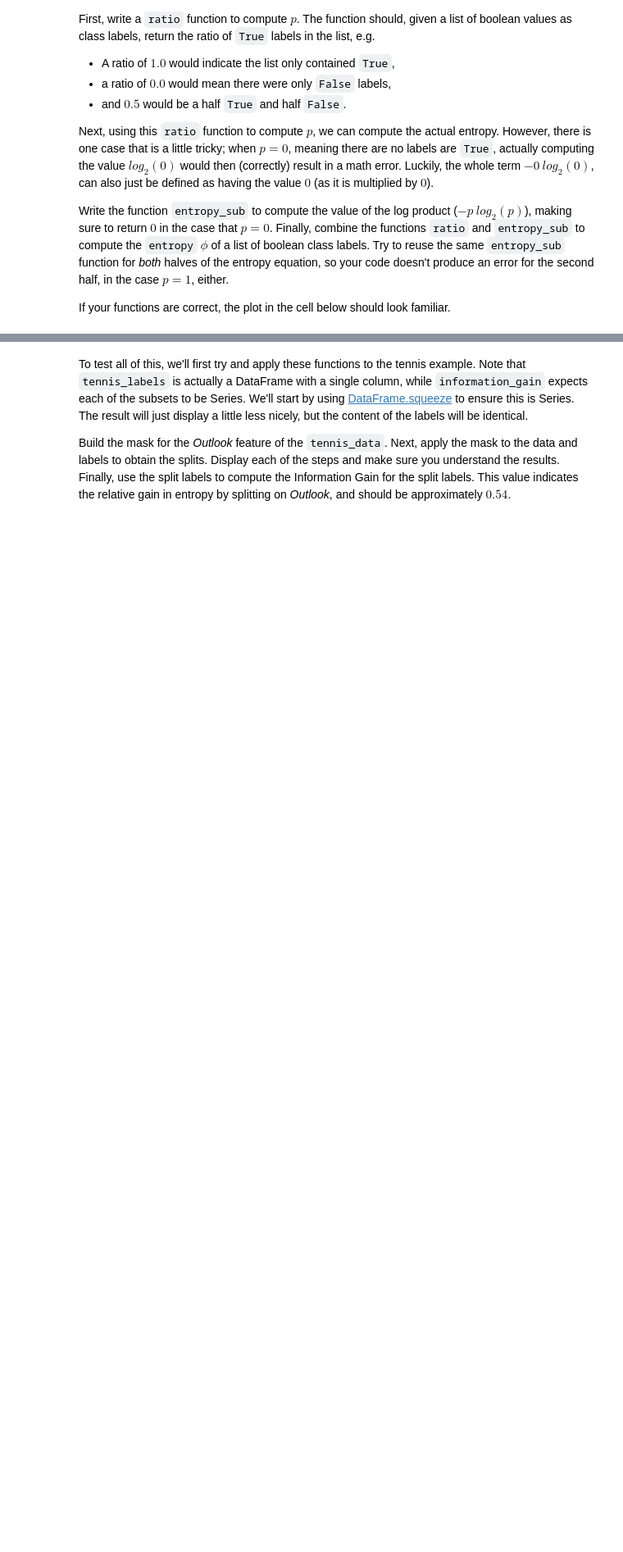
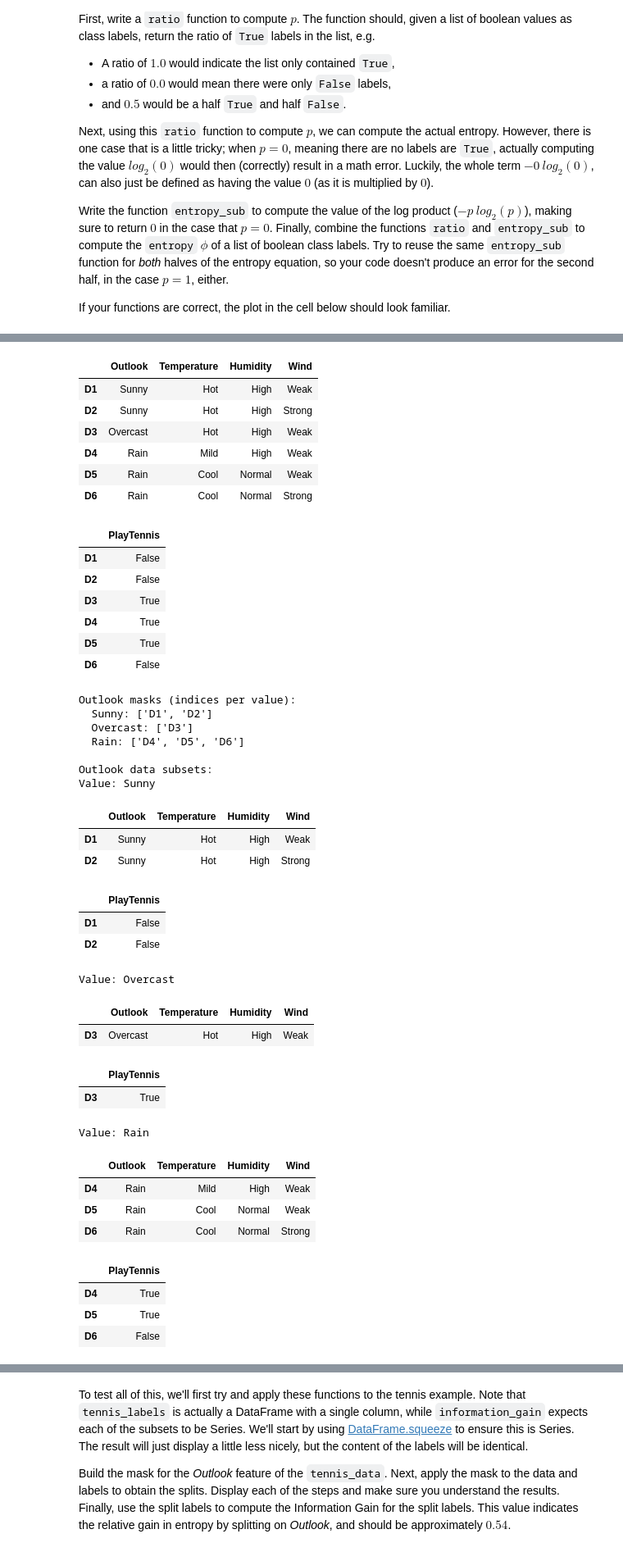
Before and after one commit to sKy9-99-9/machinelearning, a Jupyter notebook: decision_trees.ipynb, the cells around one changed output, grey strips where cells are left out. Shown at 82% size. Cells and saved outputs as stored; diff of their text form; code cells hidden in the pictures; blank space fills up the shorter version.

```diff
--- a/decision_trees.ipynb
+++ b/decision_trees.ipynb
@@ -176,24 +215,84 @@ Next, write the function `apply_split`, which takes a `dataframe` and a dictiona
 Use the provided tennis data below to test whether both your functions work correctly, as this will be a lot easier to do the verification with than the full heart disease data set.
 # %%
 def masks_for_split(dataframe, feature):
-    # YOUR CODE HERE
-
+    masks = {}
+    feature_values = dataframe[feature]
+    for value in feature_values.dropna().unique():
+        masks[value] = feature_values == value
+    return masks
 
 def apply_split(dataframe, split_masks):
-    # YOUR CODE HERE
-
+    return {value: dataframe.loc[mask] for value, mask in split_masks.items()}
 
 tennis_data = pd.DataFrame([
     ['Sunny', 'Hot', 'High', 'Weak'], ['Sunny', 'Hot', 'High', 'Strong'], ['Overcast', 'Hot', 'High', 'Weak'],
     ['Rain', 'Mild', 'High', 'Weak'], ['Rain', 'Cool' ,'Normal', 'Weak'], ['Rain', 'Cool', 'Normal', 'Strong']],
     index=['D1', 'D2', 'D3', 'D4', 'D5', 'D6'], columns = ['Outlook', 'Temperature', 'Humidity', 'Wind'])
 
 tennis_labels = pd.DataFrame([
     [False], [False], [True], [True], [True], [False]],
     index=['D1', 'D2', 'D3', 'D4', 'D5', 'D6'], columns = ['PlayTennis'])
 
 display(tennis_data)
 display(tennis_labels)
+
+outlook_masks = masks_for_split(tennis_data, 'Outlook')
+outlook_data_split = apply_split(tennis_data, outlook_masks)
+outlook_label_split = apply_split(tennis_labels, outlook_masks)
+
+print('Outlook masks (indices per value):')
+for value, mask in outlook_masks.items():
+    indices = tennis_data.index[mask].tolist()
+    print(f"  {value}: {indices}")
+
+print()
+print('Outlook data subsets:')
+for value in outlook_data_split:
+    print(f"Value: {value}")
+    display(outlook_data_split[value])
+    display(outlook_label_split[value])
+# %% [output]
+|  | Outlook | Temperature | Humidity | Wind |
+| D1 | Sunny | Hot | High | Weak |
+| D2 | Sunny | Hot | High | Strong |
+| D3 | Overcast | Hot | High | Weak |
+| D4 | Rain | Mild | High | Weak |
+| D5 | Rain | Cool | Normal | Weak |
+| D6 | Rain | Cool | Normal | Strong |
+|  | PlayTennis |
+| D1 | False |
+| D2 | False |
+| D3 | True |
+| D4 | True |
+| D5 | True |
+| D6 | False |
+Outlook masks (indices per value):
+  Sunny: ['D1', 'D2']
+  Overcast: ['D3']
+  Rain: ['D4', 'D5', 'D6']
+
+Outlook data subsets:
+Value: Sunny
+|  | Outlook | Temperature | Humidity | Wind |
+| D1 | Sunny | Hot | High | Weak |
+| D2 | Sunny | Hot | High | Strong |
+|  | PlayTennis |
+| D1 | False |
+| D2 | False |
+Value: Overcast
+|  | Outlook | Temperature | Humidity | Wind |
+| D3 | Overcast | Hot | High | Weak |
+|  | PlayTennis |
+| D3 | True |
+Value: Rain
+|  | Outlook | Temperature | Humidity | Wind |
+| D4 | Rain | Mild | High | Weak |
+| D5 | Rain | Cool | Normal | Weak |
+| D6 | Rain | Cool | Normal | Strong |
+|  | PlayTennis |
+| D4 | True |
+| D5 | True |
+| D6 | False |
 # %% [markdown]
 ### Assignment 3: Information gain
 
```
Also changed, not shown: parts of 37 cells of this notebook, 5 other files.
